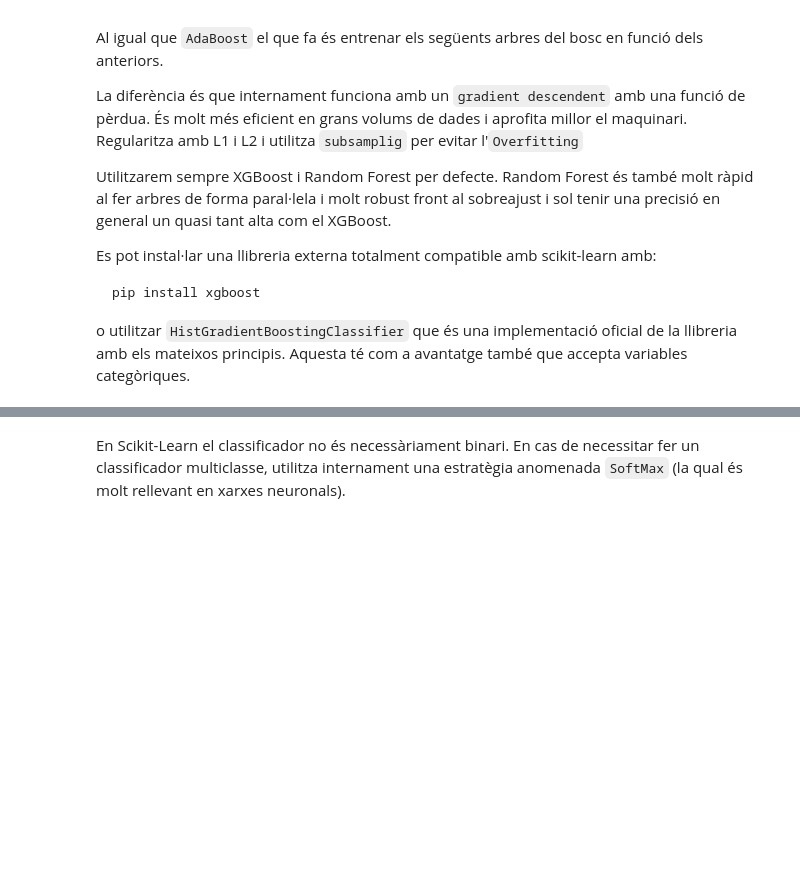
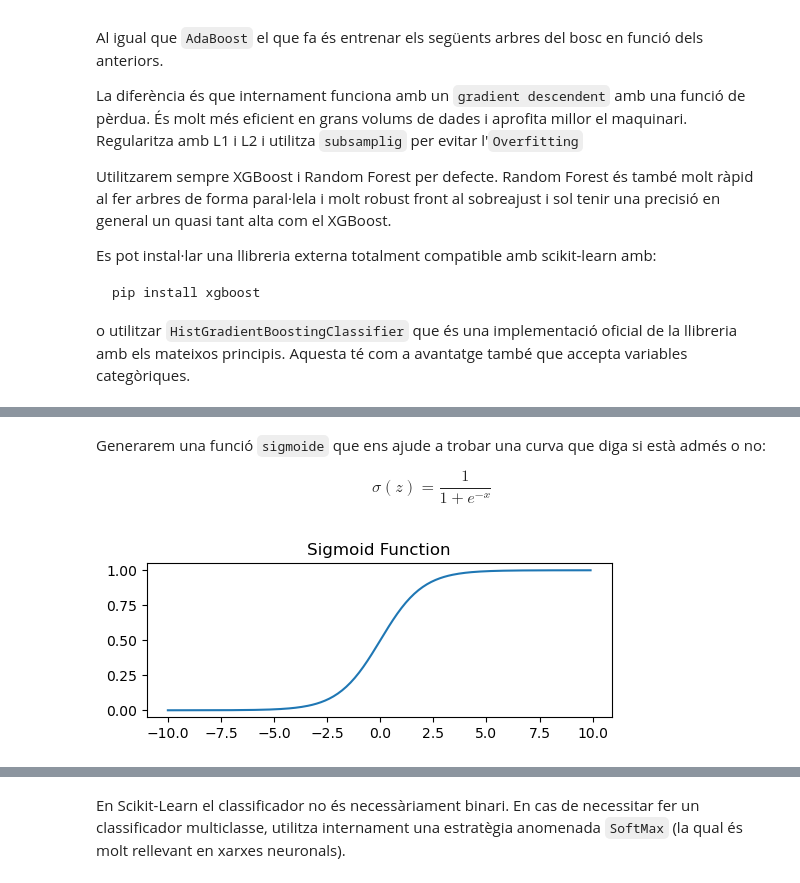
Before and after one commit to xxjcaxx/Disseny-i-avaluacio-de-models, a Jupyter notebook: apunts/documents/classificació.ipynb, the cells around one changed output, grey strips where cells are left out. Drawn from its saved outputs; the diff is of its cells as text; code cells hidden in the pictures; blank space fills up the shorter version.

```diff
--- a/apunts/documents/classificació.ipynb
+++ b/apunts/documents/classificació.ipynb
@@ -1123,0 +1062,17 @@ Precisió del classificador lineal (4 classes): 49.50%
+# %% [markdown]
+Generarem una funció `sigmoide` que ens ajude a trobar una curva que diga si està admés o no:
+
+$$\sigma(z) = \frac{1}{1 + e^{-x}}$$
+# %%
+
+def sigmoid(x): # Sigmoid function
+    return 1 / (1 + np.exp(-x))
+
+x = np.arange(-10, 10, 0.1) # Example array for the sigmoid function
+
+plt.figure(figsize=(6, 2))
+plt.plot(x, sigmoid(x))
+plt.title('Sigmoid Function')
+plt.show()
+# %% [output]
+[figure, added]
```
Also changed, not shown: parts of 25 cells of this notebook, 9 other files.
